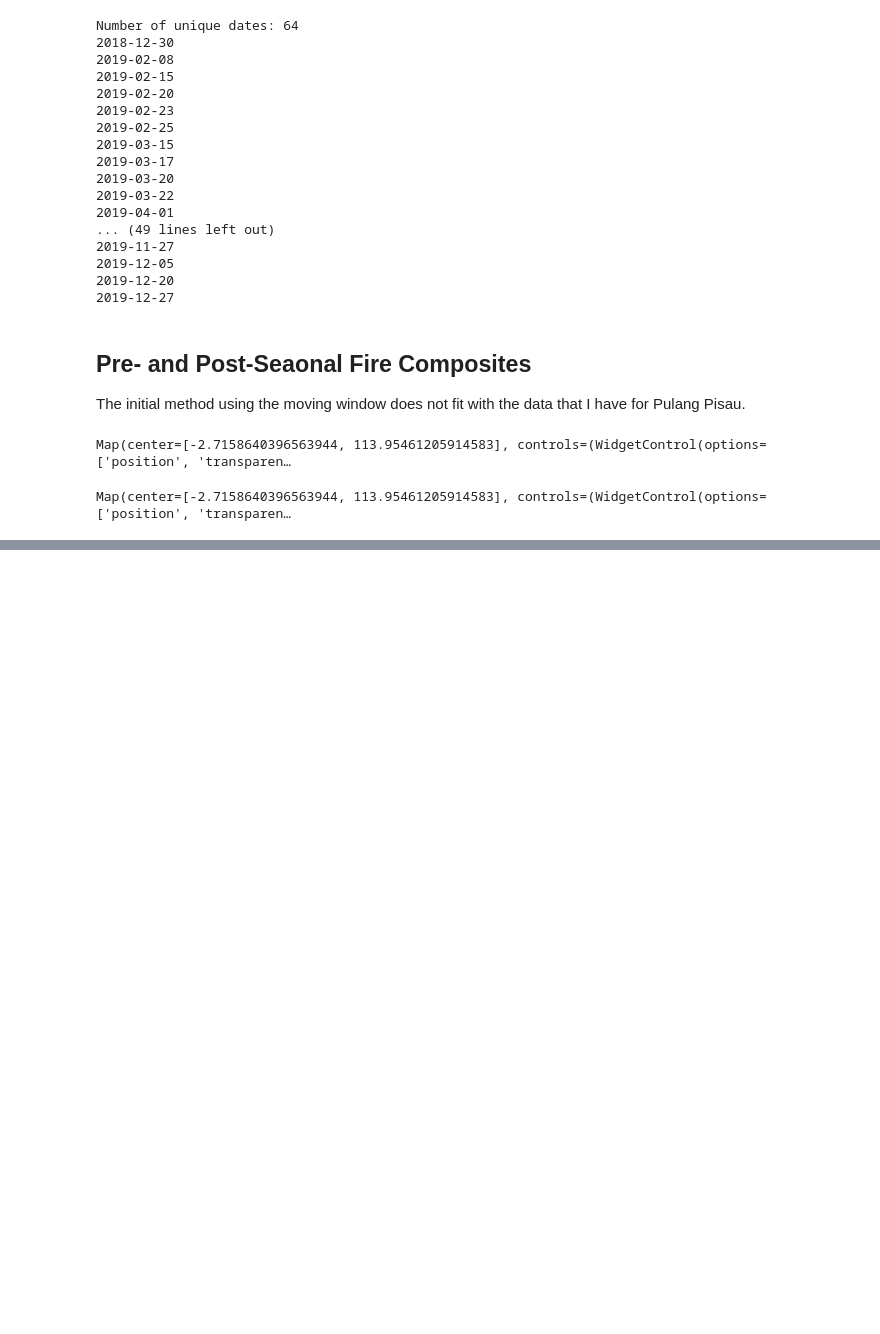
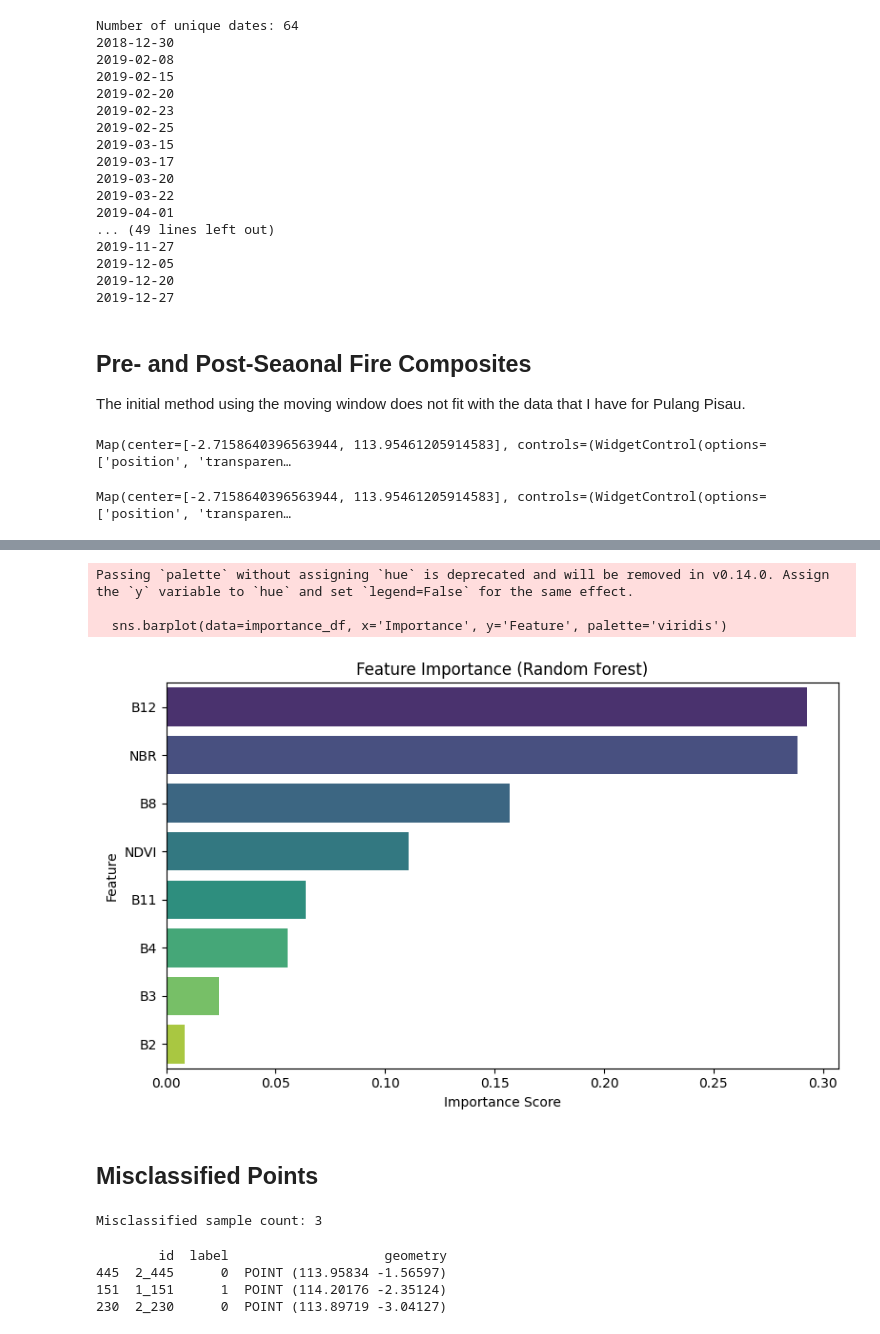
Before and after one commit to luyiiw/deforestation-kalimantan, a Jupyter notebook: burn_identification.ipynb, the cells around one changed output, grey strips where cells are left out. Saved outputs shown, nothing was run; the diff lists cells and outputs as text; code cells hidden in the pictures; blank space fills up the shorter version.

```diff
--- a/burn_identification.ipynb
+++ b/burn_identification.ipynb
@@ -230,0 +409,9 @@ task.start()
+# %%
+# Define band names in the order used during stacking
+bands = ['B2', 'B3', 'B4', 'B8', 'B11', 'B12', 'NDVI', 'NBR']
+
+# Convert sampled values to a DataFrame
+X = pd.DataFrame(pixel_vals, columns=bands)
+
+# Add the burn/not burn label
+X['label'] = gdf['label']
@@ -230,0 +513,37 @@ task.start()
+# %%
+# Get feature importance scores
+importances = rf.feature_importances_
+importance_df = pd.DataFrame({'Feature': features, 'Importance': importances})
+importance_df = importance_df.sort_values(by='Importance', ascending=False)
+
+# Plot
+plt.figure(figsize=(8, 5))
+sns.barplot(data=importance_df, x='Importance', y='Feature', palette='viridis')
+plt.title("Feature Importance (Random Forest)")
+plt.xlabel("Importance Score")
+plt.ylabel("Feature")
+plt.tight_layout()
+plt.show()
+# %% [output]
+Passing `palette` without assigning `hue` is deprecated and will be removed in v0.14.0. Assign the `y` variable to `hue` and set `legend=False` for the same effect.
+
+  sns.barplot(data=importance_df, x='Importance', y='Feature', palette='viridis')
+[figure, added]
+# %% [markdown]
+## Misclassified Points
+# %%
+# Identify misclassified points
+misclassified_mask = y_test != y_pred
+misclassified_indices = y_test[misclassified_mask].index
+print(f"Misclassified sample count: {len(misclassified_indices)}")
+# %% [output]
+Misclassified sample count: 3
+# %%
+# Recover the geometries of misclassified points
+misclassified_points = gdf.loc[misclassified_indices]
+print(misclassified_points)
+# %% [output]
+        id  label                    geometry
+445  2_445      0  POINT (113.95834 -1.56597)
+151  1_151      1  POINT (114.20176 -2.35124)
+230  2_230      0  POINT (113.89719 -3.04127)
```
Also changed, not shown: parts of 28 cells of this notebook, 5 other files.
